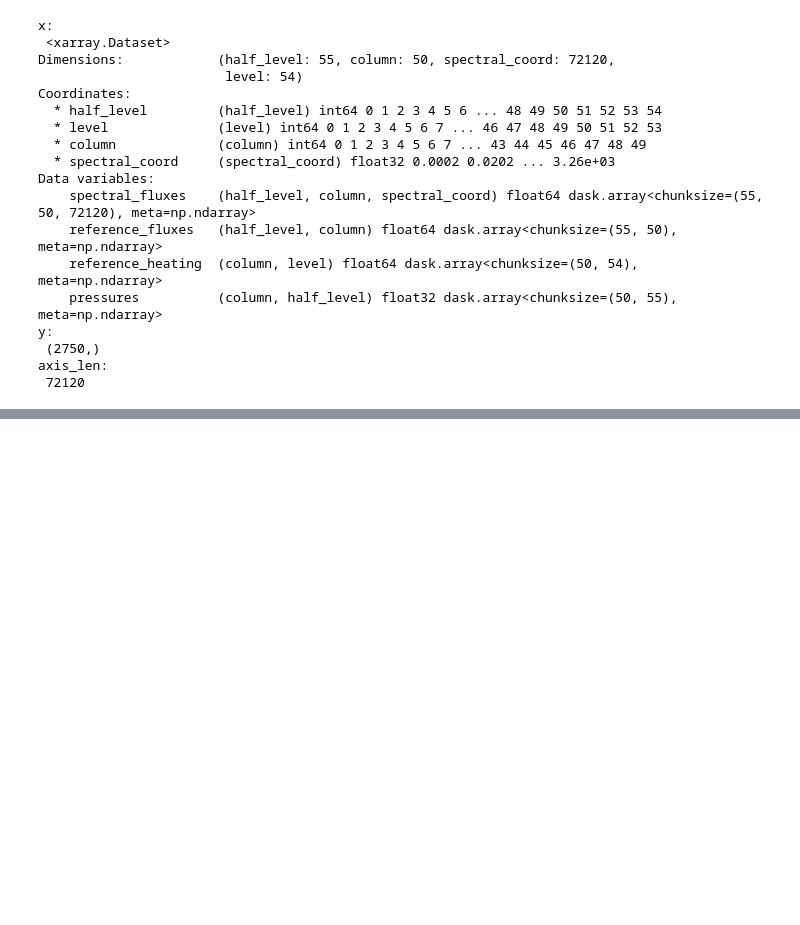
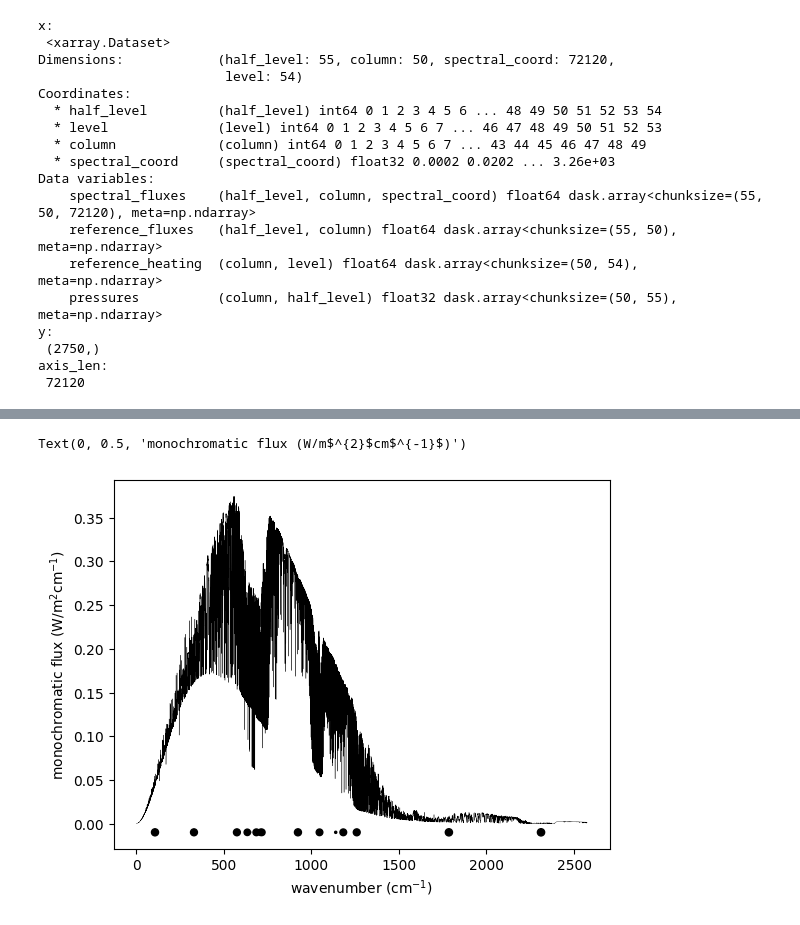
Before and after one commit to LDEO-CREW/data-driven-quadrature, a Jupyter notebook: examples/example.ipynb, the cells around one changed output, grey strips where cells are left out. Saved outputs shown, nothing was run; the diff lists cells and outputs as text; code cells hidden in the pictures; blank space fills up the shorter version.

```diff
--- a/examples/example.ipynb
+++ b/examples/example.ipynb
@@ -124,0 +125,17 @@ dict_keys(['cost', 'point_sets', 'weight_sets', 'temperature_history', 'best'])
+# %%
+plt.plot(x.spectral_coord[:70750], -(x.spectral_fluxes[0,0][:70750]), color='black', linewidth=0.25)
+best_points = (history['point_sets'][best[0]][best[1]])
+best_weights = (history['weight_sets'][best[0]][best[1]])
+
+best_points = [x.spectral_coord[p[0]] for p in best_points]
+weight_size = list(1.5*np.array([np.log(best_weights) - min(np.log(best_weights)) + 0.01]))
+
+# print(best_points)
+# print(best_weights)
+# print(weight_size)
+plt.scatter(best_points, [-0.01] * len(best_points), s=weight_size, color='black')
+plt.xlabel(r'wavenumber (cm$^{-1}$)')
+plt.ylabel(r'monochromatic flux (W/m$^{2}$cm$^{-1}$)')
+# %% [output]
+Text(0, 0.5, 'monochromatic flux (W/m$^{2}$cm$^{-1}$)')
+[figure, added]
```
Also changed, not shown: parts of 4 cells of this notebook, 15 other files.
